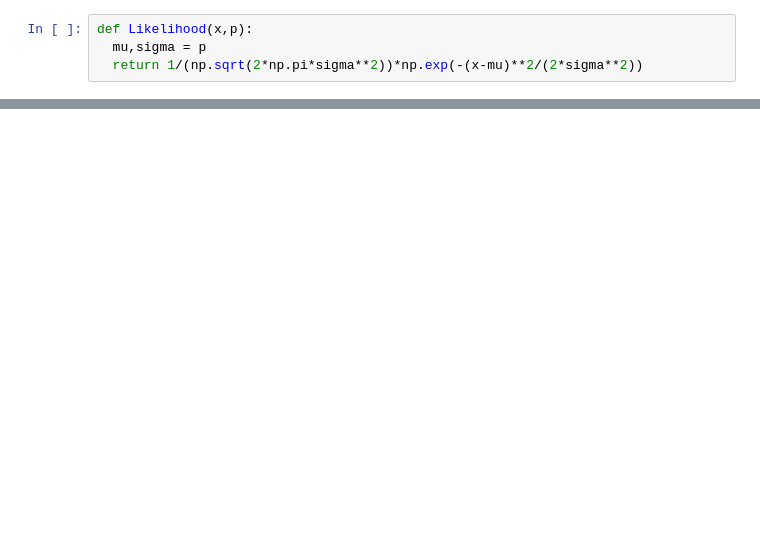
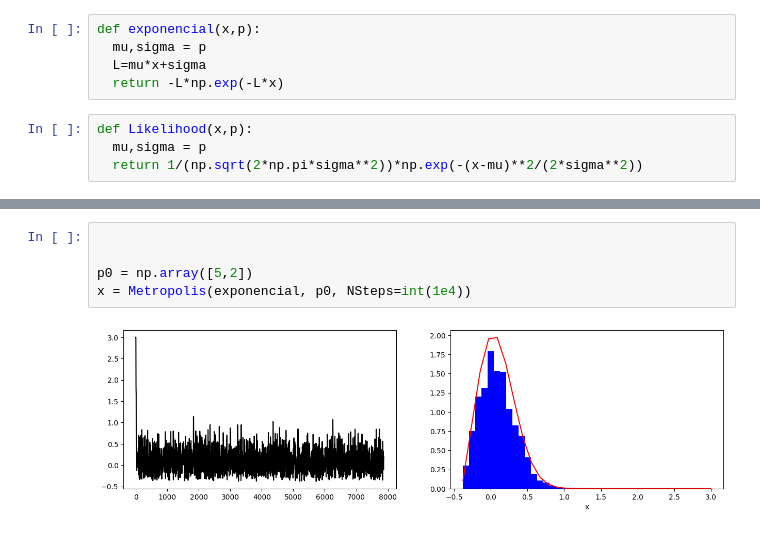
Before and after one commit to Metodoscomputacionales1/Metodos1_PedroAngarita_SimonUribe, a Jupyter notebook: Semana14/AlgoritmoMetropolis.ipynb, the cells around one changed output, grey strips where cells are left out. Saved outputs shown, nothing was run; the diff lists cells and outputs as text; blank space fills up the shorter version.

```diff
--- a/Semana14/AlgoritmoMetropolis.ipynb
+++ b/Semana14/AlgoritmoMetropolis.ipynb
@@ -15,6 +15,11 @@ def GetPlot():
     ax1 = fig.add_subplot(1,2,2)
 
     return ax,ax1
+# %%
+def exponencial(x,p):
+  mu,sigma = p
+  L=mu*x+sigma
+  return -L*np.exp(-L*x)
 # %%
 def Likelihood(x,p):
   mu,sigma = p
@@ -24,0 +68,7 @@ def metropolis(likelihood,p,x0=0,a=1,NSTeps=int(1e3),burned=1000):
+# %%
+
+
+p0 = np.array([5,2])
+x = Metropolis(exponencial, p0, NSteps=int(1e4))
+# %% [output]
+[figure, added]
```
Also changed, not shown: parts of 3 cells of this notebook.
